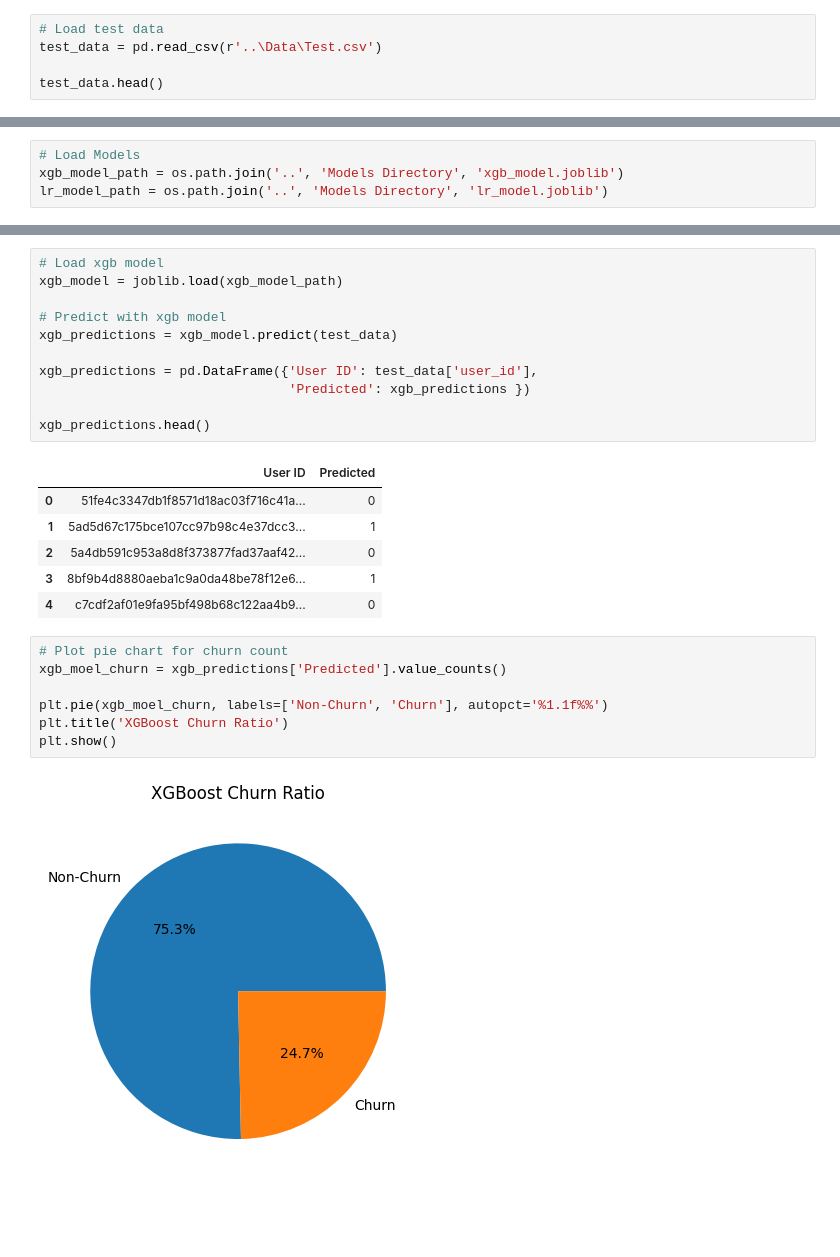
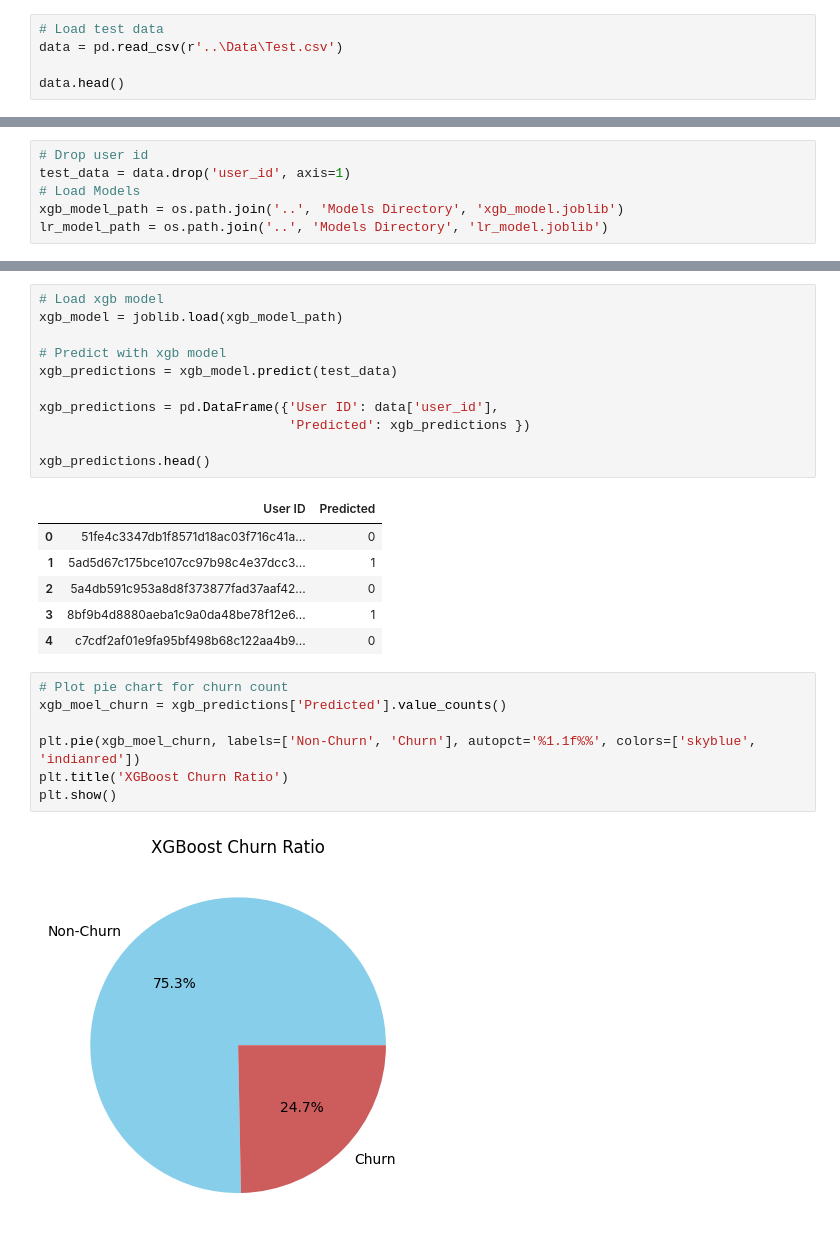
Before and after one commit to murithidenisgitobu/Customer-Churn-Prediction-Challenge-For-Azubian, a Jupyter notebook: Notebook/Notebook.ipynb, the cells around one changed output, grey strips where cells are left out. Saved outputs shown, nothing was run; the diff lists cells and outputs as text; blank space fills up the shorter version.

```diff
--- a/Notebook/Notebook.ipynb
+++ b/Notebook/Notebook.ipynb
@@ -1265,9 +1265,9 @@ Logistic Regressor model saved.
 ## **Load Test Data**
 # %%
 # Load test data
-test_data = pd.read_csv(r'..\Data\Test.csv')
+data = pd.read_csv(r'..\Data\Test.csv')
 
-test_data.head()
+data.head()
 # %% [output]
 |  | user_id | REGION | TENURE | MONTANT | FREQUENCE_RECH | REVENUE | ARPU_SEGMENT | FREQUENCE | DATA_VOLUME | ... |
 | 0 | 51fe4c3347db1f8571d18ac03f716c41a... | MATAM | I 18-21 month | 2500.0 | 5.0 | 2500.0 | 833.0 | 5.0 | 0.0 | ... |
@@ -1276,6 +1276,8 @@ test_data.head()
 | 3 | 8bf9b4d8880aeba1c9a0da48be78f12e6... | NaN | K > 24 month | NaN | NaN | NaN | NaN | NaN | NaN | ... |
 | 4 | c7cdf2af01e9fa95bf498b68c122aa4b9... | SAINT-LOUIS | K > 24 month | 5100.0 | 7.0 | 5637.0 | 1879.0 | 15.0 | 7783.0 | ... |
 # %%
+# Drop user id
+test_data = data.drop('user_id', axis=1)
 # Load Models
 xgb_model_path = os.path.join('..', 'Models Directory', 'xgb_model.joblib')
 lr_model_path = os.path.join('..', 'Models Directory', 'lr_model.joblib')
@@ -1314,7 +1316,7 @@ xgb_model = joblib.load(xgb_model_path)
 # Predict with xgb model
 xgb_predictions = xgb_model.predict(test_data)
 
-xgb_predictions = pd.DataFrame({'User ID': test_data['user_id'],
+xgb_predictions = pd.DataFrame({'User ID': data['user_id'],
                                 'Predicted': xgb_predictions })
 
 xgb_predictions.head()
@@ -1328,9 +1330,9 @@ xgb_predictions.head()
 # %%
 # Plot pie chart for churn count
 xgb_moel_churn = xgb_predictions['Predicted'].value_counts()
 
-plt.pie(xgb_moel_churn, labels=['Non-Churn', 'Churn'], autopct='%1.1f%%')
+plt.pie(xgb_moel_churn, labels=['Non-Churn', 'Churn'], autopct='%1.1f%%', colors=['skyblue', 'indianred'])
 plt.title('XGBoost Churn Ratio')
 plt.show()
 # %% [output]
-[figure, old version]
+[figure, new version]
```
Also changed, not shown: parts of 3 cells of this notebook, 1 other file.
